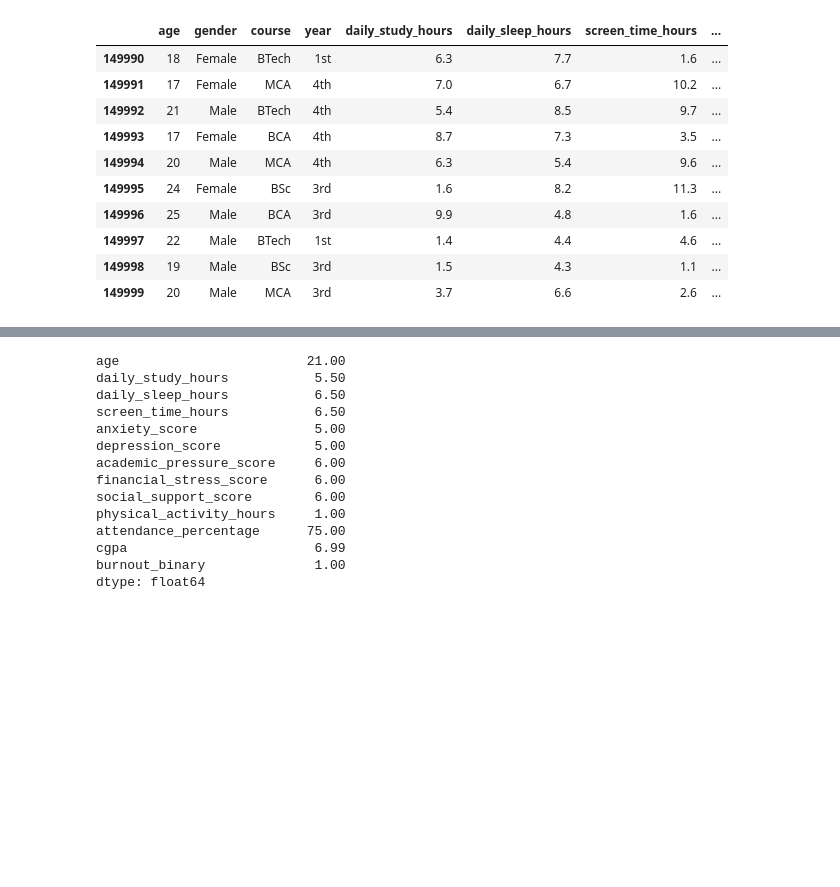
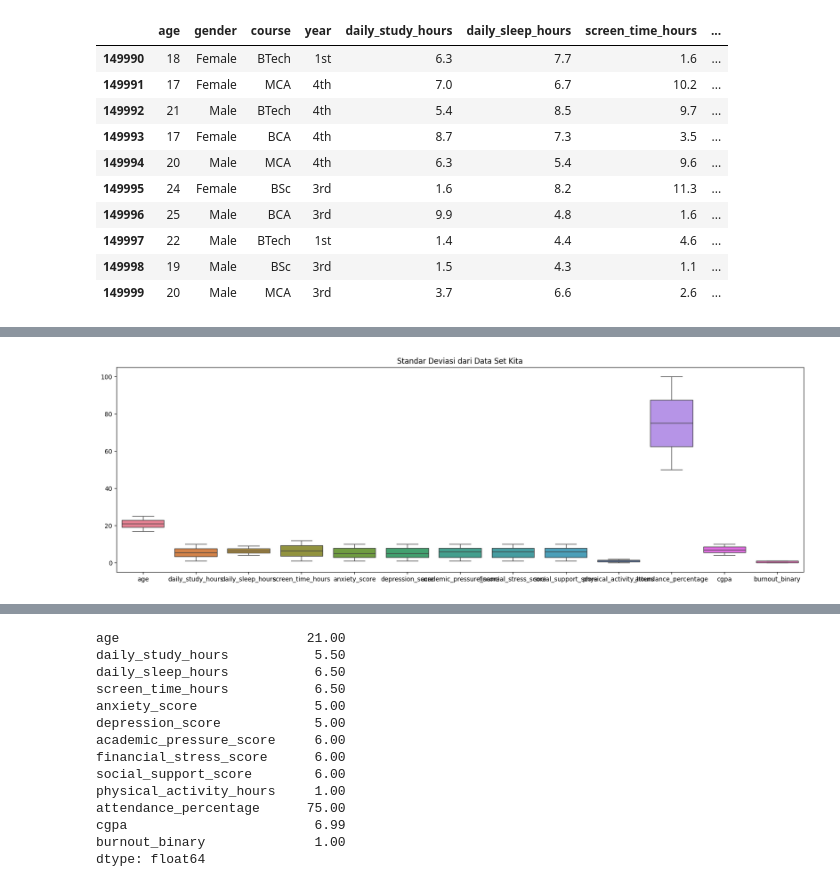
Before and after one commit to wen24-collab/MODEL-MACHINE-LEARNING-CLASSIFIICATION-TINGGKLAT-BRANOUT-SISWA-DAN-ORANG-DEWASA, a Jupyter notebook: prediksi_kelulusan.ipynb, the cells around one changed output, grey strips where cells are left out. Drawn from its saved outputs; the diff is of its cells as text; code cells hidden in the pictures; blank space fills up the shorter version.

```diff
--- a/prediksi_kelulusan.ipynb
+++ b/prediksi_kelulusan.ipynb
@@ -120,0 +184,7 @@ data_finalmodel.describe() #melihat statistika dalam data set kita
+# %%
+plt.figure(figsize=(20,6))
+plt.title('Standar Deviasi dari Data Set Kita')
+sns.boxplot(data=data_finalmodel)
+plt.show() #melihat boxplot dari data set kita
+# %% [output]
+[figure, added]
```
Also changed, not shown: parts of 19 cells of this notebook.
